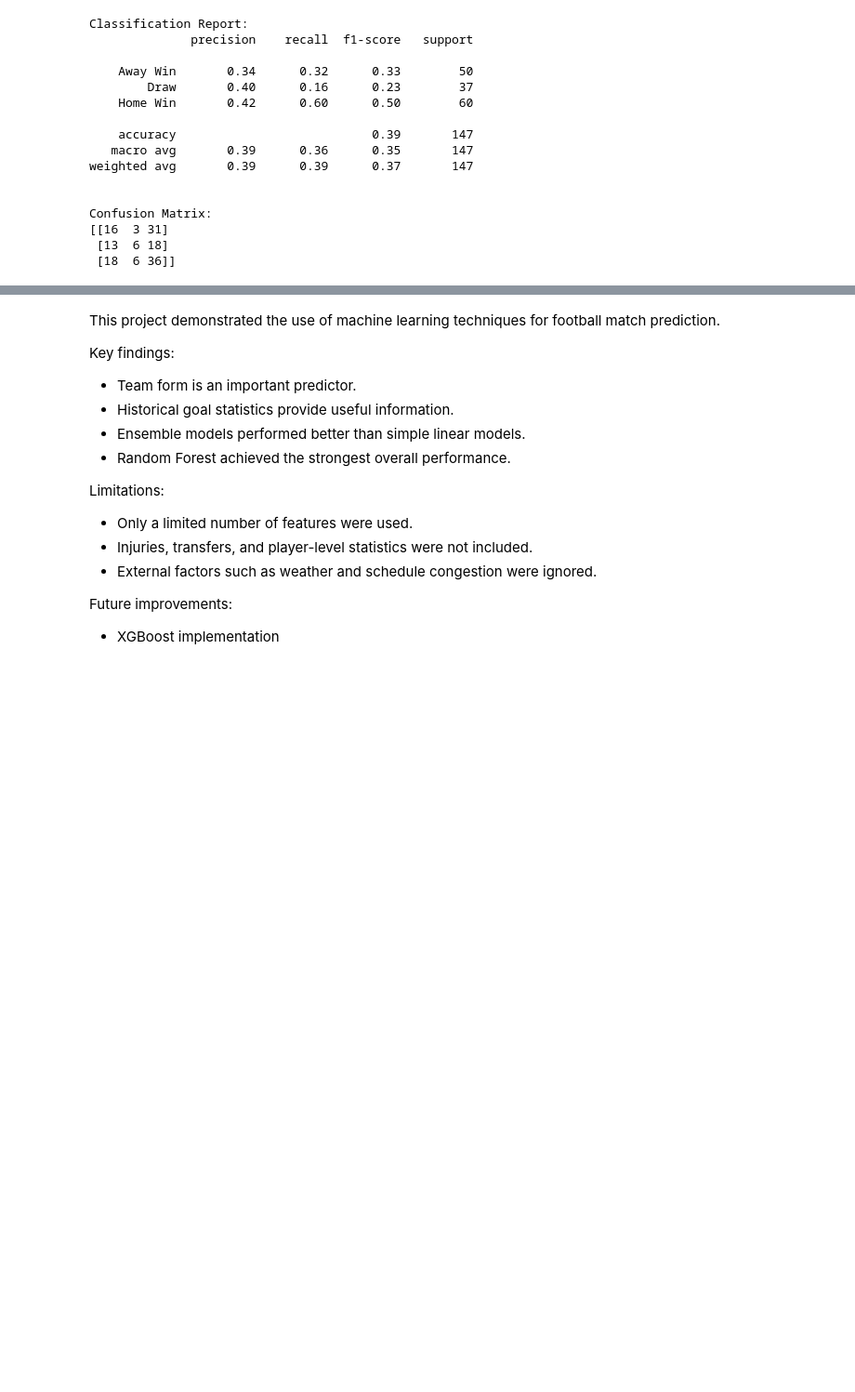
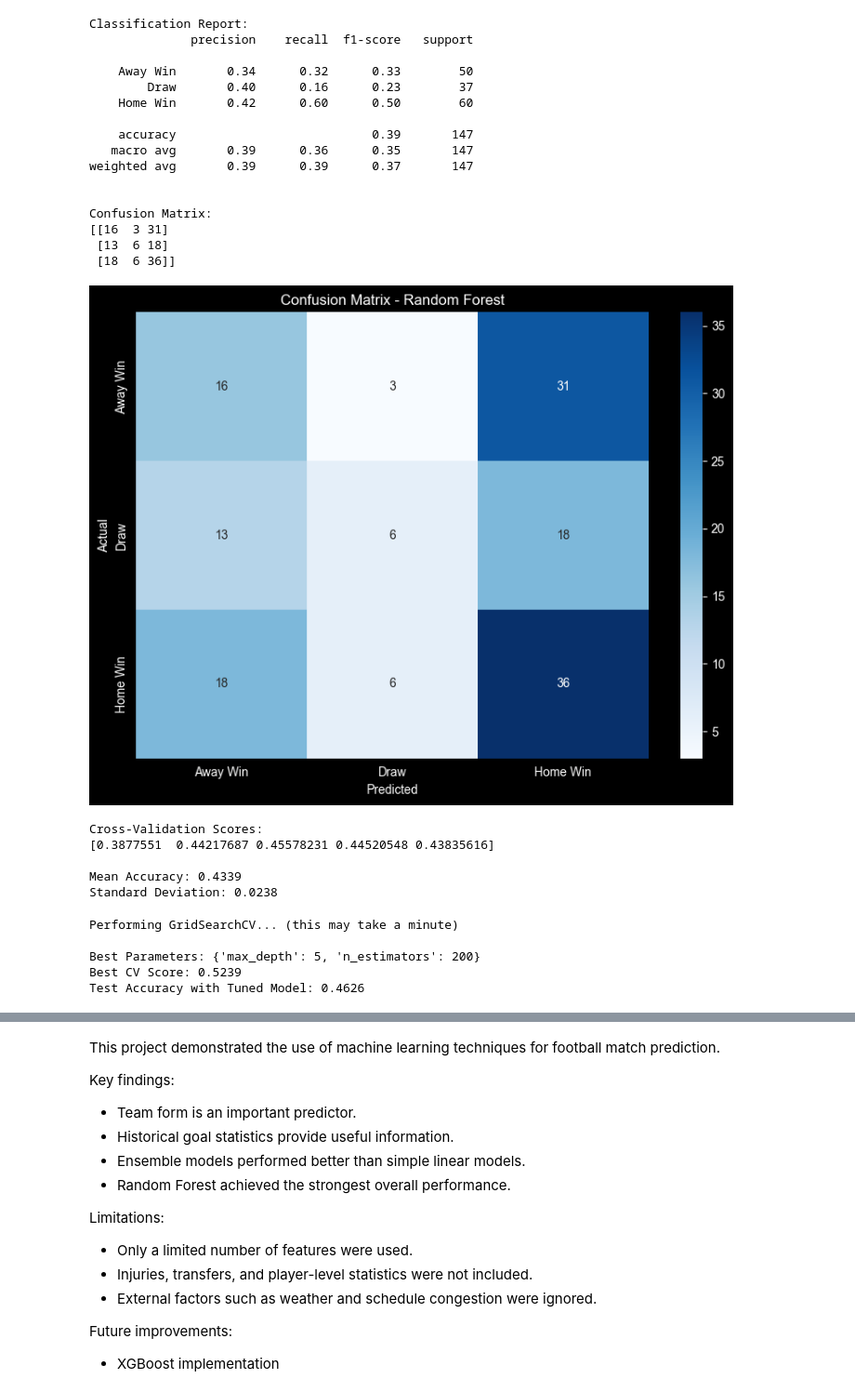
Before and after one commit to Emiliyan88/Football_match_analysis_and_result_prediction, a Jupyter notebook: football_match_and_result_prediction.ipynb, the cells around one changed output, grey strips where cells are left out. Shown at 93% size. Saved outputs shown, nothing was run; the diff lists cells and outputs as text; code cells hidden in the pictures; blank space fills up the shorter version.

Commit message:
Update ML models: example, error analysis, conclusion, summary

```diff
--- a/football_match_and_result_prediction.ipynb
+++ b/football_match_and_result_prediction.ipynb
@@ -543,3 +543,82 @@ Confusion Matrix:
 [[16  3 31]
  [13  6 18]
  [18  6 36]]
+# %%
+# Visualize confusion matrix
+plt.figure(figsize=(8,6))
+
+sns.heatmap(
+    cm,
+    annot=True,
+    fmt="d",
+    cmap="Blues",
+    xticklabels=["Away Win", "Draw", "Home Win"],
+    yticklabels=["Away Win", "Draw", "Home Win"]
+)
+
+plt.title("Confusion Matrix - Random Forest")
+plt.xlabel("Predicted")
+plt.ylabel("Actual")
+
+plt.tight_layout()
+plt.show()
+# %% [output]
+[figure, added]
+# %%
+# Cross-validation scores
+rf = RandomForestClassifier(
+    n_estimators=200,
+    random_state=42,
+    n_jobs=-1
+)
+
+scores = cross_val_score(
+    rf,
+    X,
+    y,
+    cv=5
+)
+
+print("Cross-Validation Scores:")
+print(scores)
+
+print(f"\nMean Accuracy: {scores.mean():.4f}")
+print(f"Standard Deviation: {scores.std():.4f}")
+# %% [output]
+Cross-Validation Scores:
+[0.3877551  0.44217687 0.45578231 0.44520548 0.43835616]
+
+Mean Accuracy: 0.4339
+Standard Deviation: 0.0238
+# %%
+# Hyperparameter tuning
+param_grid = {
+    "n_estimators": [100, 200, 300],
+    "max_depth": [5, 10, 15, None]
+}
+
+grid = GridSearchCV(
+    RandomForestClassifier(random_state=42, n_jobs=-1),
+    param_grid,
+    cv=3,
+    n_jobs=-1
+)
+
+print("Performing GridSearchCV... (this may take a minute)")
+grid.fit(X_train, y_train)
+
+print(f"\nBest Parameters: {grid.best_params_}")
+print(f"Best CV Score: {grid.best_score_:.4f}")
+
+# Test best model
+best_grid_model = grid.best_estimator_
+grid_pred = best_grid_model.predict(X_test)
+grid_acc = accuracy_score(y_test, grid_pred)
+
+print(f"Test Accuracy with Tuned Model: {grid_acc:.4f}")
+# %% [output]
+Performing GridSearchCV... (this may take a minute)
+
+Best Parameters: {'max_depth': 5, 'n_estimators': 200}
+Best CV Score: 0.5239
+Test Accuracy with Tuned Model: 0.4626
```
Also changed, not shown: parts of 6 cells of this notebook.
